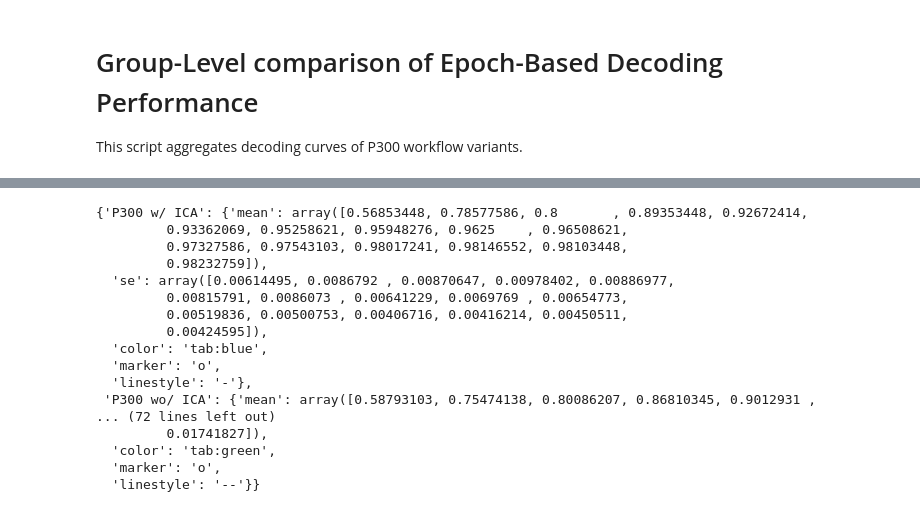
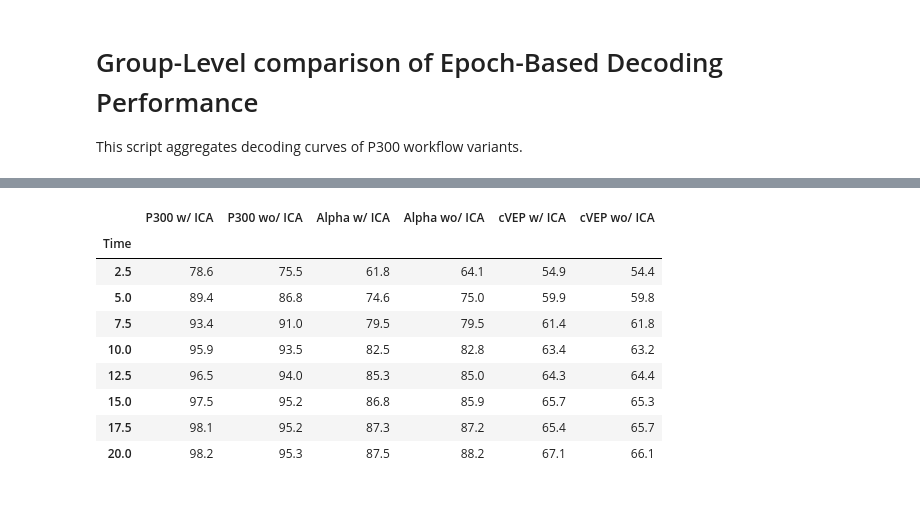
Before and after one commit to rvodila/Decoding-Covert-Attention-2025, a Jupyter notebook: Notebooks/photo-ready/GroupLEVEL_Arena.ipynb, the cells around one changed output, grey strips where cells are left out. Saved outputs shown, nothing was run; the diff lists cells and outputs as text; code cells hidden in the pictures.

```diff
--- a/Notebooks/photo-ready/GroupLEVEL_Arena.ipynb
+++ b/Notebooks/photo-ready/GroupLEVEL_Arena.ipynb
@@ -208,20 +175,0 @@ cVEP wo/ ICA: 0.66 ± 0.02
-# %%
-data
-# %% [output]
-{'P300 w/ ICA': {'mean': array([0.56853448, 0.78577586, 0.8       , 0.89353448, 0.92672414,
-         0.93362069, 0.95258621, 0.95948276, 0.9625    , 0.96508621,
-         0.97327586, 0.97543103, 0.98017241, 0.98146552, 0.98103448,
-         0.98232759]),
-  'se': array([0.00614495, 0.0086792 , 0.00870647, 0.00978402, 0.00886977,
-         0.00815791, 0.0086073 , 0.00641229, 0.0069769 , 0.00654773,
-         0.00519836, 0.00500753, 0.00406716, 0.00416214, 0.00450511,
-         0.00424595]),
-  'color': 'tab:blue',
-  'marker': 'o',
-  'linestyle': '-'},
- 'P300 wo/ ICA': {'mean': array([0.58793103, 0.75474138, 0.80086207, 0.86810345, 0.9012931 ,
-... (72 lines left out)
-         0.01741827]),
-  'color': 'tab:green',
-  'marker': 'o',
-  'linestyle': '--'}}
@@ -227,0 +178,55 @@ data
+# %%
+import pandas as pd
+time_s = np.array([2.5, 5.0, 7.5, 10.0, 12.5, 15.0, 17.5, 20.0])
+thresholds=(0.6, 0.65, 0.7, 0.75, 0.8, 0.85, 0.9, 0.95)
+
+
+full_n = len(next(iter(data.values()))['mean'])
+n = len(time_s)
+
+# Determine subsample indices if needed
+if full_n == n:
+    idxs = np.arange(n)
+elif full_n % n == 0:
+    step = full_n // n
+    # align by picking the last bin in each group of size 'step'
+    idxs = (step - 1) + np.arange(n) * step
+else:
+    raise ValueError(f"Cannot align data of length {full_n} to {n} time points")
+
+# Build accuracy-by-time table
+acc_df = pd.DataFrame(
+    {pipeline: infos['mean'][idxs] * 100 for pipeline, infos in data.items()},
+    index=time_s
+).astype(float).round(1)
+acc_df.index.name = 'Time'
+acc_df.to_latex(float_format="%.1f")
+
+# Compute time-to-threshold for each pipeline
+records = []
+for pipeline, infos in data.items():
+    subsamp = infos['mean'][idxs]
+    for thr in thresholds:
+        # find first subsample crossing threshold
+        crossings = np.where(subsamp >= thr)[0]
+        t = time_s[crossings[0]] if crossings.size else '/'
+        records.append({'Strategy': pipeline, 'Accuracy': thr * 100, 'Time': t})
+
+time_df = (
+    pd.DataFrame(records)
+        .pivot(index='Accuracy', columns='Strategy', values='Time')
+        .round(1)
+)
+# %%
+acc_df
+# %% [output]
+|  | P300 w/ ICA | P300 wo/ ICA | Alpha w/ ICA | Alpha wo/ ICA | cVEP w/ ICA | cVEP wo/ ICA |
+| Time |  |  |  |  |  |  |
+| 2.5 | 78.6 | 75.5 | 61.8 | 64.1 | 54.9 | 54.4 |
+| 5.0 | 89.4 | 86.8 | 74.6 | 75.0 | 59.9 | 59.8 |
+| 7.5 | 93.4 | 91.0 | 79.5 | 79.5 | 61.4 | 61.8 |
+| 10.0 | 95.9 | 93.5 | 82.5 | 82.8 | 63.4 | 63.2 |
+| 12.5 | 96.5 | 94.0 | 85.3 | 85.0 | 64.3 | 64.4 |
+| 15.0 | 97.5 | 95.2 | 86.8 | 85.9 | 65.7 | 65.3 |
+| 17.5 | 98.1 | 95.2 | 87.3 | 87.2 | 65.4 | 65.7 |
+| 20.0 | 98.2 | 95.3 | 87.5 | 88.2 | 67.1 | 66.1 |
```
Also changed, not shown: parts of 5 cells of this notebook, 6 other files.
